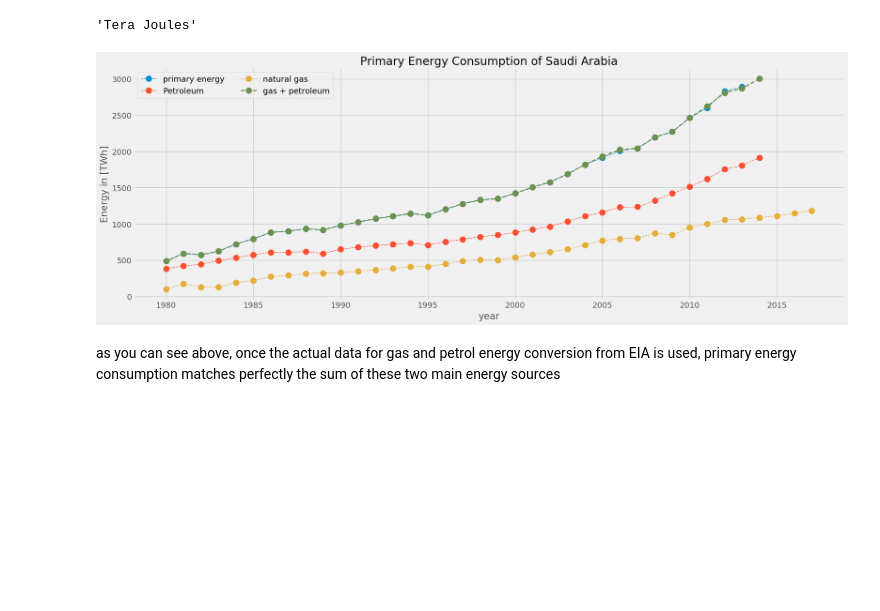
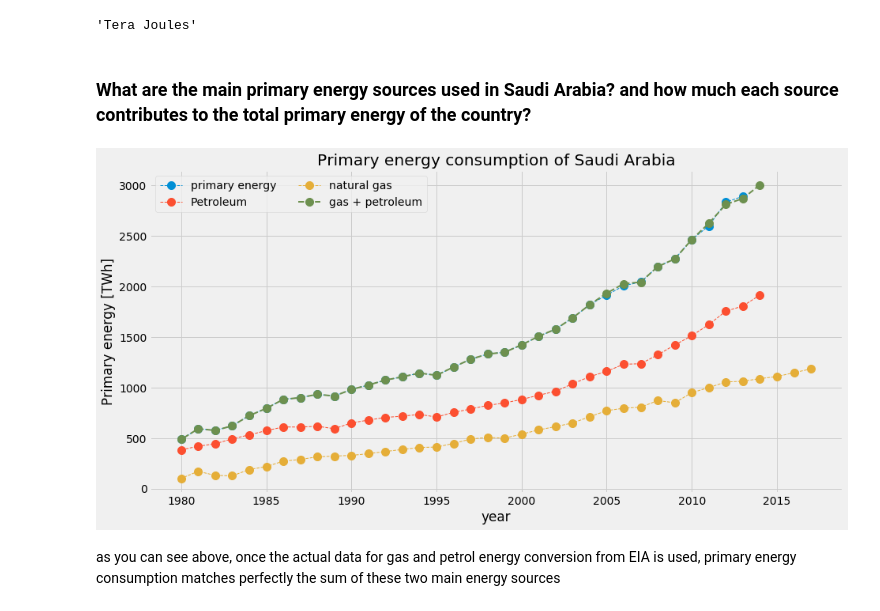
Before and after one commit to Ali-Alhamaly/energy-consumption-saudi-arabia, a Jupyter notebook: Saudi_Arabia_Energy_Consumption.ipynb, the cells around one changed output. Saved outputs shown, nothing was run; the diff lists cells and outputs as text; code cells hidden in the pictures; blank space fills up the shorter version.

Commit message:
updated README and main notebook

```diff
--- a/Saudi_Arabia_Energy_Consumption.ipynb
+++ b/Saudi_Arabia_Energy_Consumption.ipynb
@@ -275,34 +275,36 @@ eia_data['dry_natural_gas_consumption_energy'].units
 # sum of petroleum and gas energies in TWh
 # notice, we have more data for gas than petroleum that is why I'm deleting some gas data
 sum2_energy = (eia_data['dry_natural_gas_consumption_energy']['val'][3:].values + eia_data['petroleum_consumption_energy']['val'].values)/3600
+# %% [markdown]
+### What are the main primary energy sources used in Saudi Arabia? and how much each source contributes to the total primary energy of the country?
 # %%
 # plotting consumption data after using EIA energy converted units for petrol and gas consumption.
 
 # style
 plt.style.use('fivethirtyeight')
 
 # multiple line plot
 
 marker_size = 10
 lw = 1
-plt.figure(figsize=[20,7])
+fig=plt.figure(figsize=[14,7])
 plt.plot(eia_data['primary_energy_consumption'].date,eia_data['primary_energy_consumption'].val/3600,
         'o--', linewidth=lw, markersize=marker_size,label='primary energy');
 #plt.plot(eia_data['electricity_consumption'].date,eia_data['electricity_consumption'].val,
 #        'o--', linewidth=lw, markersize=marker_size,label='electricity');
 plt.plot(eia_data['petroleum_consumption_energy'].date,eia_data['petroleum_consumption_energy'].val/3600,
         'o--', linewidth=lw, markersize=marker_size,label='Petroleum');
 plt.plot(eia_data['dry_natural_gas_consumption_energy'].date,eia_data['dry_natural_gas_consumption_energy'].val/3600,
         'o--', linewidth=lw, markersize=marker_size,label='natural gas');
 plt.plot(eia_data['dry_natural_gas_consumption_energy'].date[3:],sum2_energy,
         'o--', linewidth=lw+1, markersize=marker_size,label='gas + petroleum');
 # Add legend
 plt.legend(loc=2, ncol=2)
 
 # Add titles
-plt.title("Primary Energy Consumption of Saudi Arabia")#, loc='center', fontsize=12, fontweight=0, color='black')
+plt.title("Primary energy consumption of Saudi Arabia")#, loc='center', fontsize=12, fontweight=0, color='black')
 plt.xlabel("year")
-plt.ylabel("Energy in [TWh]")
+plt.ylabel("Primary energy [TWh]")
 plt.show()
 # %% [output]
-[figure, old version]
+[figure, new version]
```
Also changed, not shown: parts of 41 cells of this notebook, 1 other file.
